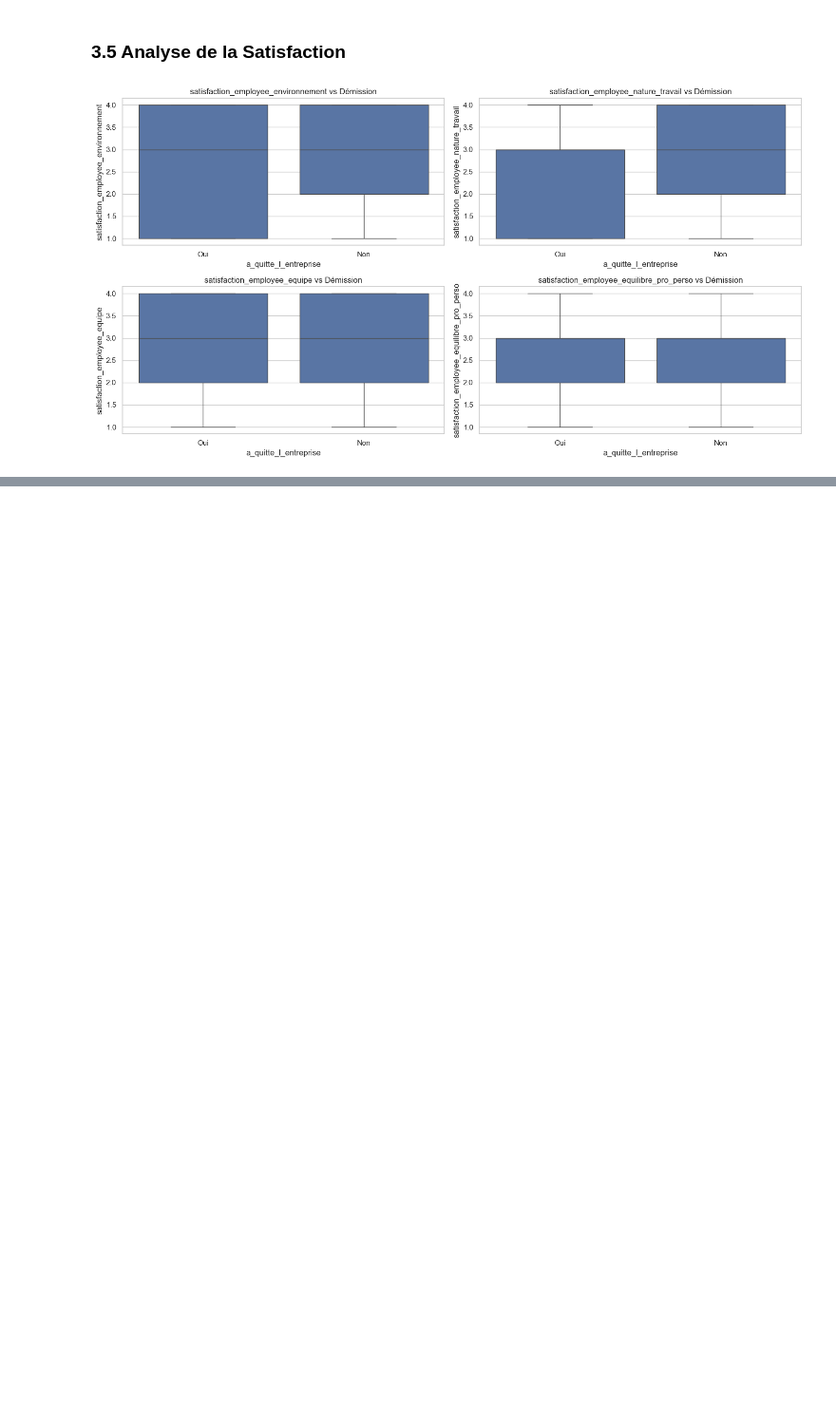
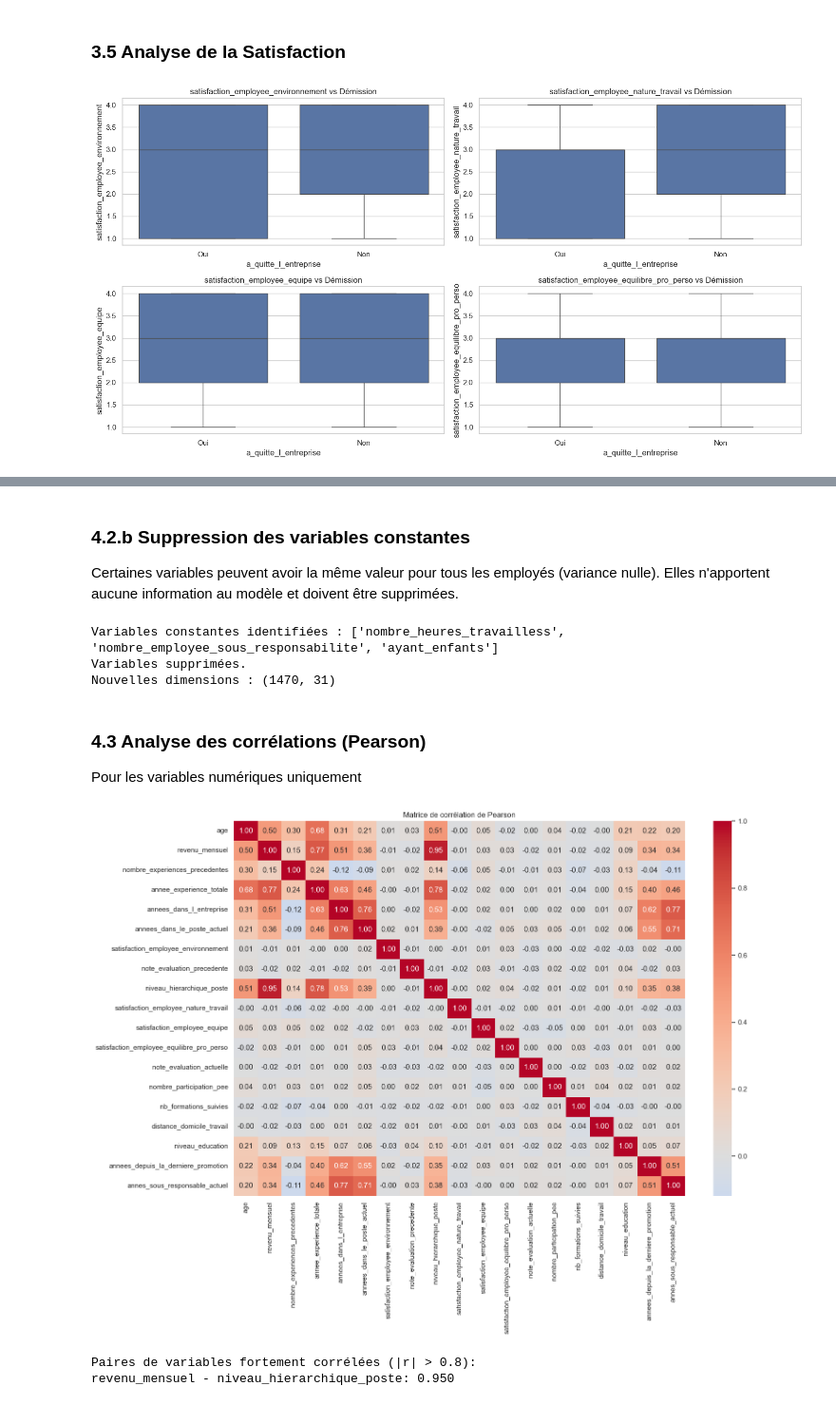
Before and after one commit to TheMoJd/ML_Why_employees_quit, a Jupyter notebook: notebook.ipynb, the cells around one changed output, grey strips where cells are left out. Shown at 95% size. Saved outputs shown, nothing was run; the diff lists cells and outputs as text; code cells hidden in the pictures; blank space fills up the shorter version.

```diff
--- a/notebook.ipynb
+++ b/notebook.ipynb
@@ -169,0 +173,4 @@ plt.show()
+# %%
+# Variable cible : conversion en binaire (Oui -> 1, Non -> 0)
+df_merged['target'] = (df_merged['a_quitte_l_entreprise'] == 'Oui').astype(int)
+print(df_merged['target'].value_counts())
@@ -169,0 +203,50 @@ plt.show()
+# %% [markdown]
+### 4.2.b Suppression des variables constantes
+Certaines variables peuvent avoir la même valeur pour tous les employés (variance nulle). Elles n'apportent aucune information au modèle et doivent être supprimées.
+# %%
+# Identification des variables constantes
+const_cols = [col for col in df_merged.columns if df_merged[col].nunique() <= 1]
+print(f"Variables constantes identifiées : {const_cols}")
+
+# Suppression
+if const_cols:
+    df_merged = df_merged.drop(columns=const_cols)
+    print("Variables supprimées.")
+
+    # Mise à jour des listes de variables
+    num_cols = [c for c in num_cols if c not in const_cols]
+    cat_cols = [c for c in cat_cols if c not in const_cols]
+    all_cols = [c for c in all_cols if c not in const_cols]
+    print(f"Nouvelles dimensions : {df_merged.shape}")
+# %% [output]
+Variables constantes identifiées : ['nombre_heures_travailless', 'nombre_employee_sous_responsabilite', 'ayant_enfants']
+Variables supprimées.
+Nouvelles dimensions : (1470, 31)
+# %% [markdown]
+### 4.3 Analyse des corrélations (Pearson)
+Pour les variables numériques uniquement
+# %%
+# Matrice de corrélation de Pearson
+corr_matrix = df_merged[num_cols].corr()
+
+# Affichage heatmap
+plt.figure(figsize=(16, 12))
+sns.heatmap(corr_matrix, annot=True, fmt='.2f', cmap='coolwarm', center=0)
+plt.title('Matrice de corrélation de Pearson')
+plt.tight_layout()
+plt.show()
+
+# Variables fortement corrélées (|r| > 0.8)
+high_corr_pairs = []
+for i in range(len(corr_matrix.columns)):
+    for j in range(i+1, len(corr_matrix.columns)):
+        if abs(corr_matrix.iloc[i, j]) > 0.8:
+            high_corr_pairs.append((corr_matrix.columns[i], corr_matrix.columns[j], corr_matrix.iloc[i, j]))
+
+print("\nPaires de variables fortement corrélées (|r| > 0.8):")
+for pair in high_corr_pairs:
+    print(f"{pair[0]} - {pair[1]}: {pair[2]:.3f}")
+# %% [output]
+[figure, added]
+Paires de variables fortement corrélées (|r| > 0.8):
+revenu_mensuel - niveau_hierarchique_poste: 0.950
```
Also changed, not shown: parts of 15 cells of this notebook.
